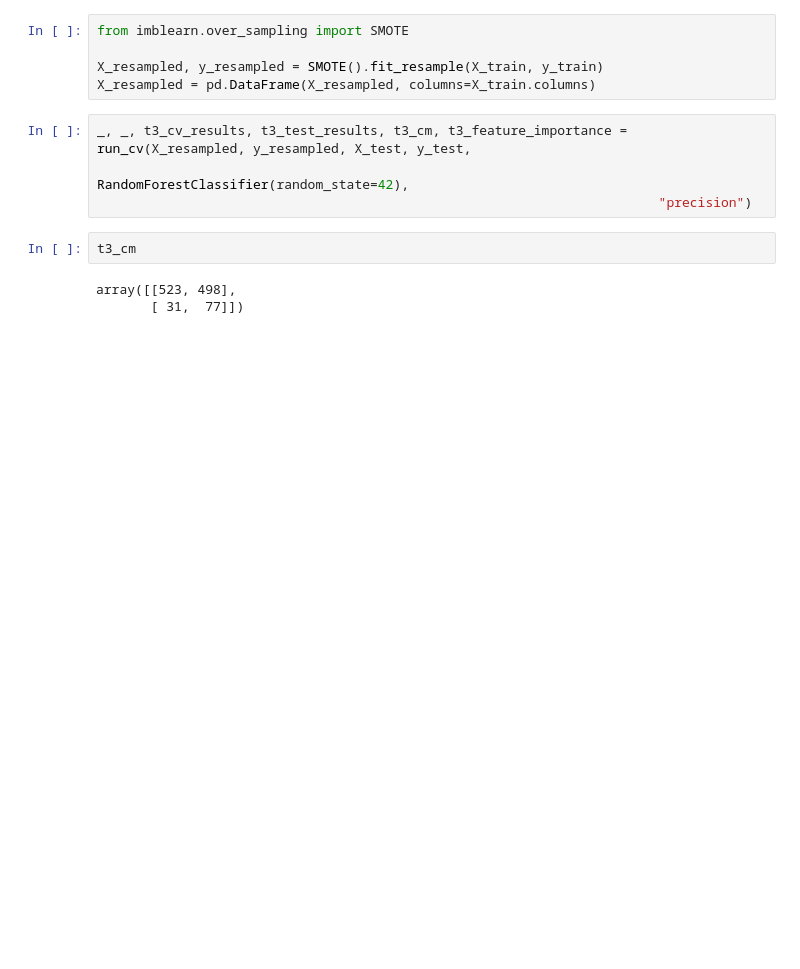
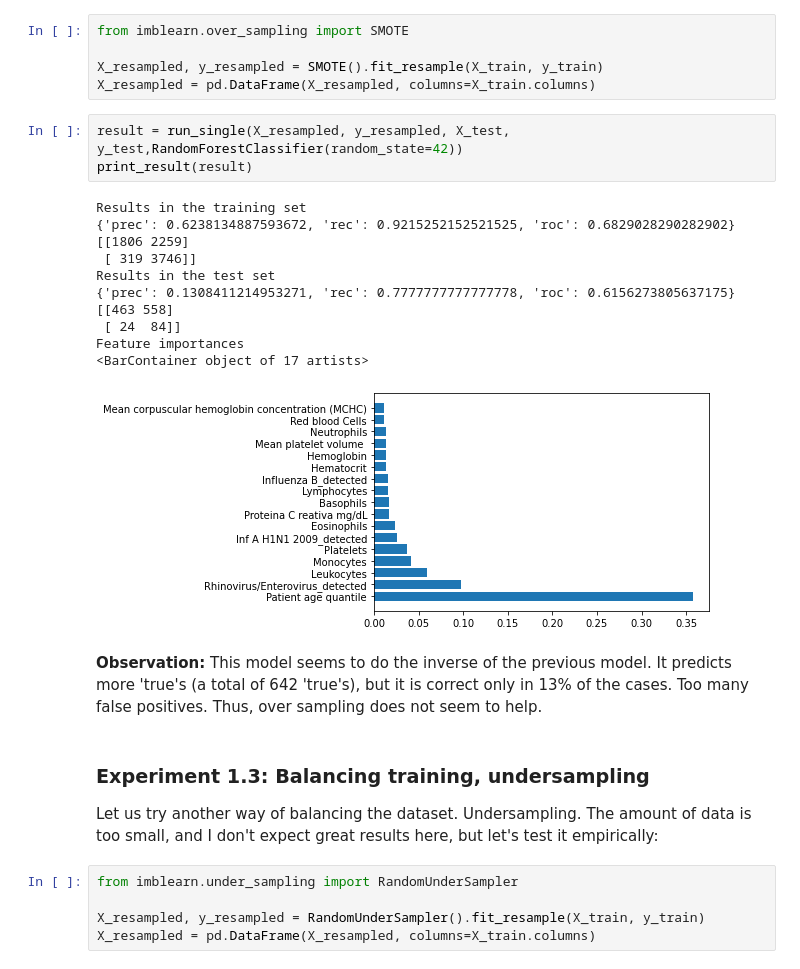
Before and after one commit to Anukool97/covid-19, a Jupyter notebook: COVID 19 - Albert Einstein dataset.ipynb, the cells around one changed output. Cells and saved outputs as stored; diff of their text form; blank space fills up the shorter version.

Commit message:
making it easier to be understood by people

```diff
--- a/COVID 19 - Albert Einstein dataset.ipynb
+++ b/COVID 19 - Albert Einstein dataset.ipynb
@@ -288,12 +359,29 @@ from imblearn.over_sampling import SMOTE
 X_resampled, y_resampled = SMOTE().fit_resample(X_train, y_train)
 X_resampled = pd.DataFrame(X_resampled, columns=X_train.columns)
 # %%
-_, _, t3_cv_results, t3_test_results, t3_cm, t3_feature_importance = run_cv(X_resampled, y_resampled, X_test, y_test,
-                                                                        RandomForestClassifier(random_state=42),
-                                                                        "precision")
+result = run_single(X_resampled, y_resampled, X_test, y_test,RandomForestClassifier(random_state=42))
+print_result(result)
+# %% [output]
+Results in the training set
+{'prec': 0.6238134887593672, 'rec': 0.9215252152521525, 'roc': 0.6829028290282902}
+[[1806 2259]
+ [ 319 3746]]
+Results in the test set
+{'prec': 0.1308411214953271, 'rec': 0.7777777777777778, 'roc': 0.6156273805637175}
+[[463 558]
+ [ 24  84]]
+Feature importances
+<BarContainer object of 17 artists>
+[figure, added]
-# %%
-t3_cm
-# %% [output]
-array([[523, 498],
-       [ 31,  77]])
+# %% [markdown]
+**Observation:** This model seems to do the inverse of the previous model. It predicts more 'true's (a total of 642 'true's), but it is correct only in 13% of the cases. Too many false positives. Thus, over sampling does not seem to help.
+# %% [markdown]
+### Experiment 1.3: Balancing training, undersampling
+
+Let us try another way of balancing the dataset. Undersampling. The amount of data is too small, and I don't expect great results here, but let's test it empirically:
+# %%
+from imblearn.under_sampling import RandomUnderSampler
+
+X_resampled, y_resampled = RandomUnderSampler().fit_resample(X_train, y_train)
+X_resampled = pd.DataFrame(X_resampled, columns=X_train.columns)
 # %%
```
Also changed, not shown: parts of 39 cells of this notebook.
